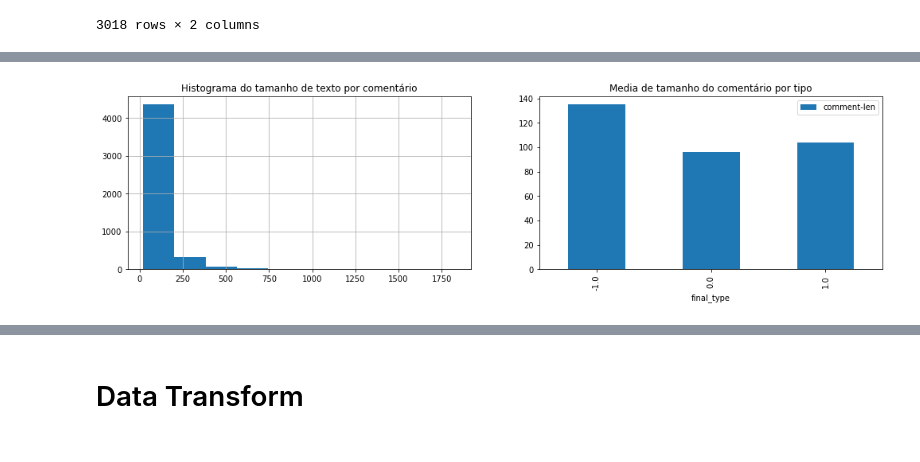
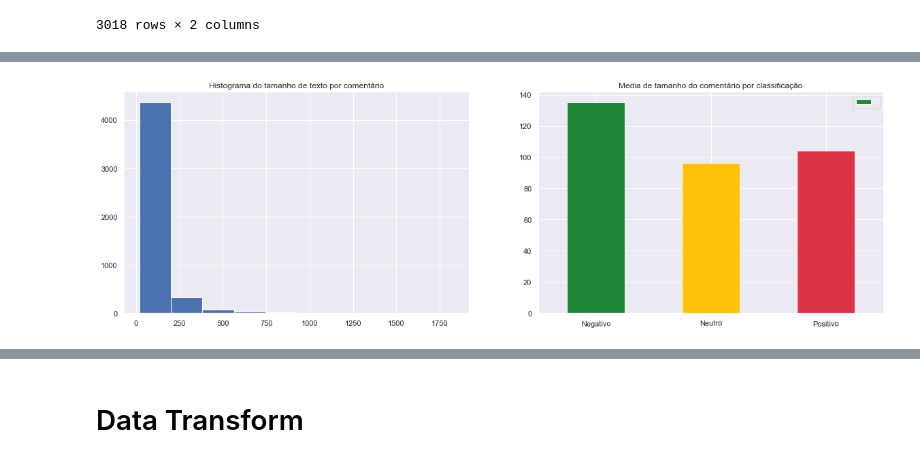
Before and after one commit to ErycM/electronics-sentiment-analysis-on-youtube-comments, a Jupyter notebook: 6.youtube-comments-types-analysis.ipynb, the cells around one changed output, grey strips where cells are left out. Cells and saved outputs as stored; diff of their text form; code cells hidden in the pictures.

```diff
--- a/6.youtube-comments-types-analysis.ipynb
+++ b/6.youtube-comments-types-analysis.ipynb
@@ -27,6 +27,10 @@ from imblearn.over_sampling import SMOTE
 from imblearn.under_sampling import RandomUnderSampler
 from imblearn.pipeline import Pipeline
 from matplotlib import pyplot
+import seaborn as sns
+%matplotlib inline
+sns.set()
+
 from numpy import where
 
 
@@ -92,15 +89,21 @@ types_dist.plot(kind='bar', x="final_type", y="count", figsize=(15,6))
 # %%
 df["comment-len"] = df["comment"].apply(lambda x: len(x))
-df_grouped = df.groupby("final_type").agg({'comment-len': 'mean'}).reset_index()
-
-fig, axes = plt.subplots(nrows=1, ncols=2, figsize=(17,4))
-
+fig, axes = plt.subplots(nrows=1, ncols=2, figsize=(20,6))
 axes[0].set_title("Histograma do tamanho de texto por comentário")
 df["comment-len"].hist(ax=axes[0], bins=10)
 
-axes[1].set_title("Media de tamanho do comentário por tipo")
-df_grouped.plot.bar(x="final_type", y="comment-len", ax=axes[1])
+df_grouped = df.groupby("final_type").agg({'comment-len': 'mean'}).reset_index()
+df_grouped['desc'] = ["Negativo", "Neutro", "Positivo"]
+df_grouped = df_grouped.rename(df_grouped['desc'])
+
+df_grouped.plot.bar(
+        y="comment-len",
+        label='',
+        color=['#218838','#ffc107','#dc3545'],
+        rot=1,
+        title="Media de tamanho do comentário por classificação",
+        ax=axes[1])
 
 plt.show()
 # %% [output]
-[figure, old version]
+[figure, new version]
```
Also changed, not shown: parts of 10 cells of this notebook, 23 other files.
